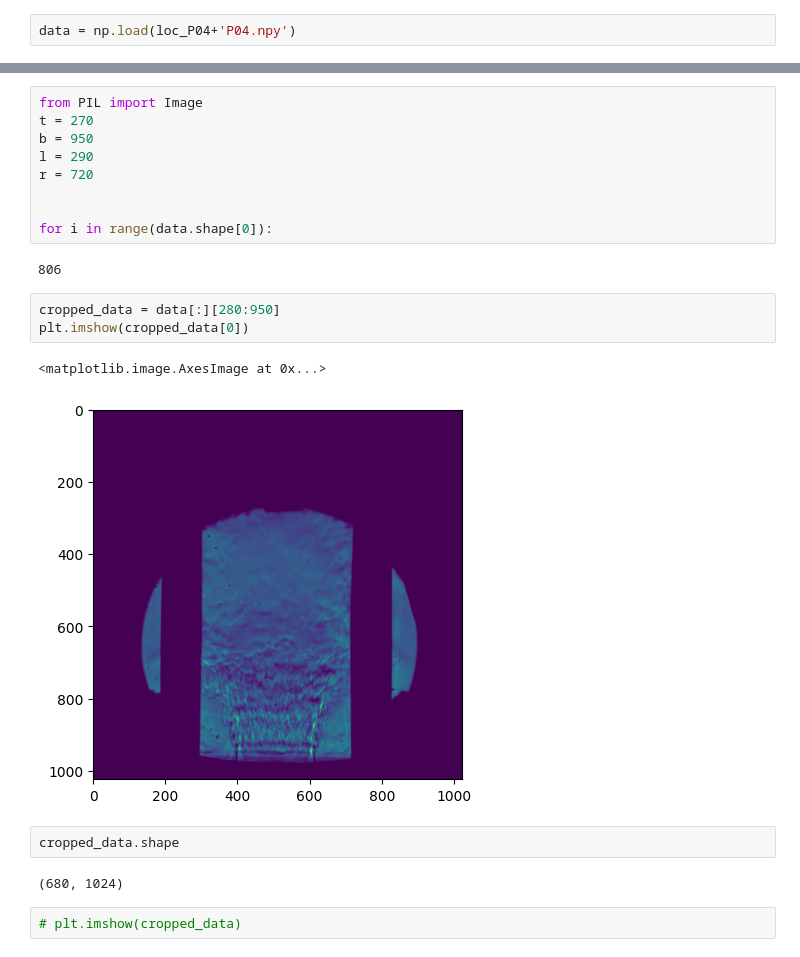
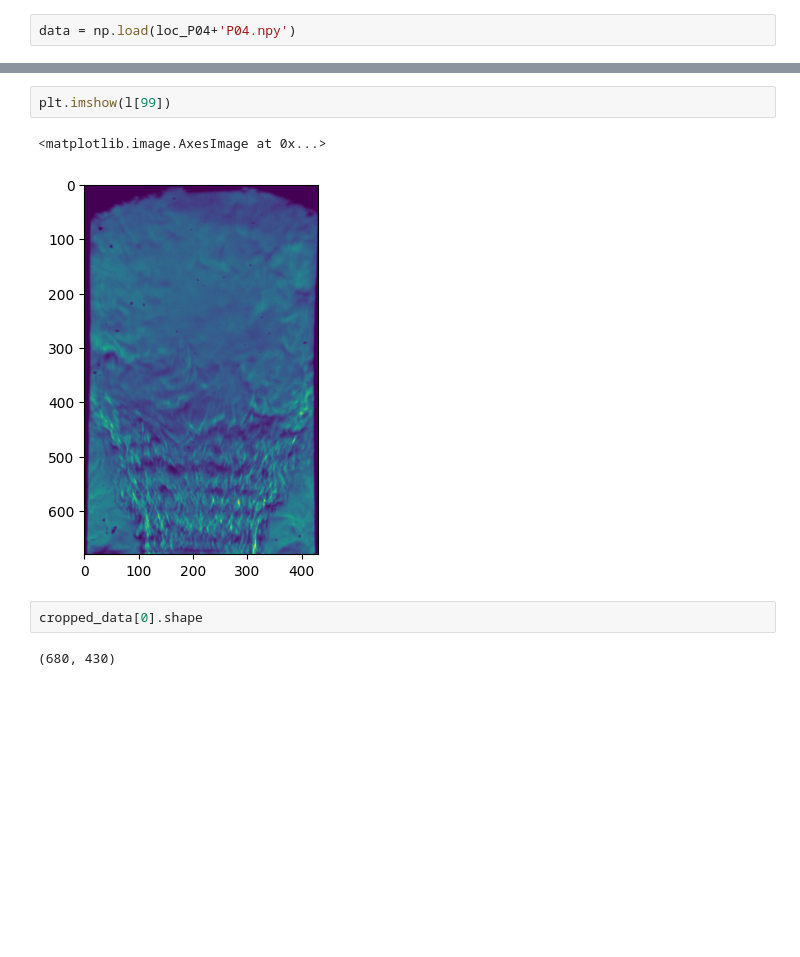
Before and after one commit to CaffineAddic/Wavelet_transforms_in_schlieren_flame_images, a Jupyter notebook: harr_transform.ipynb, the cells around one changed output, grey strips where cells are left out. Cells and saved outputs as stored; diff of their text form; blank space fills up the shorter version.

```diff
--- a/harr_transform.ipynb
+++ b/harr_transform.ipynb
@@ -15,23 +14,9 @@ plt.imshow(data[55][270:950, 290:720])
-# %%
-from PIL import Image
-t = 270
-b = 950
-l = 290
-r = 720
-
-
-for i in range(data.shape[0]):
-# %% [output]
-806
-# %%
-cropped_data = data[:][280:950]
-plt.imshow(cropped_data[0])
-# %% [output]
-<matplotlib.image.AxesImage at 0x...>
-[figure, removed]
+# %%
+plt.imshow(l[99])
+# %% [output]
+<matplotlib.image.AxesImage at 0x...>
+[figure, added]
 # %%
-cropped_data.shape
+cropped_data[0].shape
 # %% [output]
-(680, 1024)
+(680, 430)
-# %%
-# plt.imshow(cropped_data)
```
Also changed, not shown: parts of 6 cells of this notebook.
